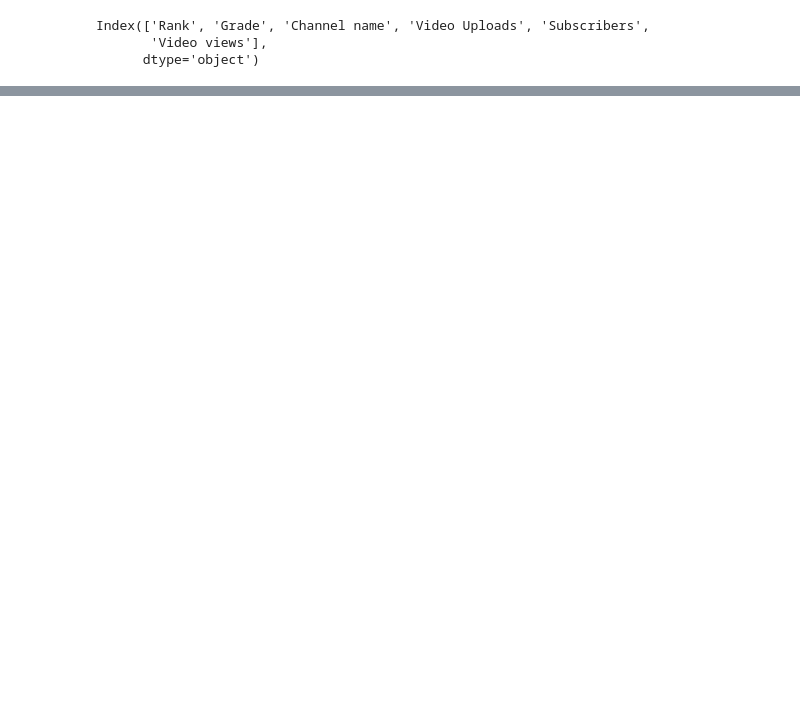
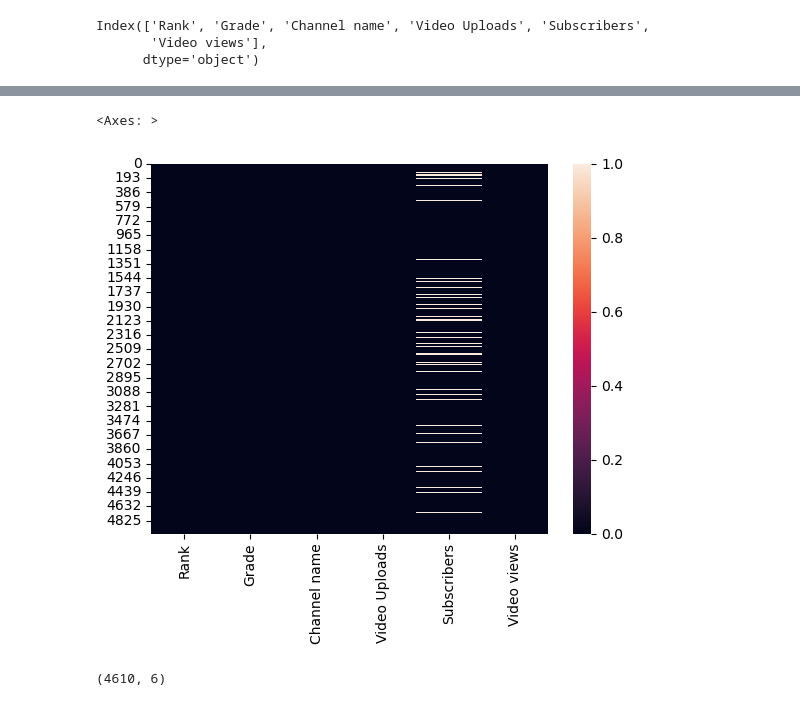
Before and after one commit to Abricos-gt/Data_Science_projects, a Jupyter notebook: youtube-analysis.ipynb, the cells around one changed output, grey strips where cells are left out. Saved outputs shown, nothing was run; the diff lists cells and outputs as text; code cells hidden in the pictures; blank space fills up the shorter version.

```diff
--- a/youtube-analysis.ipynb
+++ b/youtube-analysis.ipynb
@@ -135,0 +153,5 @@ df1.head(20)
+# %%
+sns.heatmap(df1.isnull())
+# %% [output]
+<Axes: >
+[figure, added]
@@ -135,0 +160,4 @@ df1.head(20)
+# %%
+df1.shape
+# %% [output]
+(4610, 6)
```
Also changed, not shown: parts of 10 cells of this notebook.
